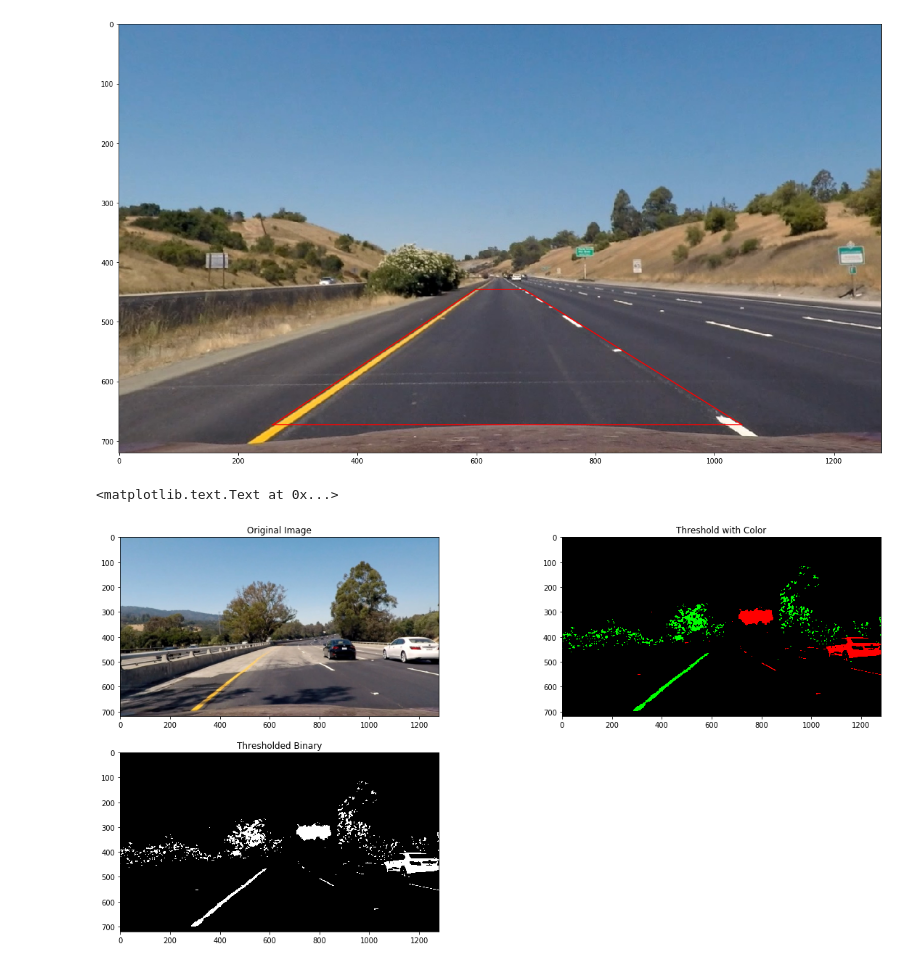
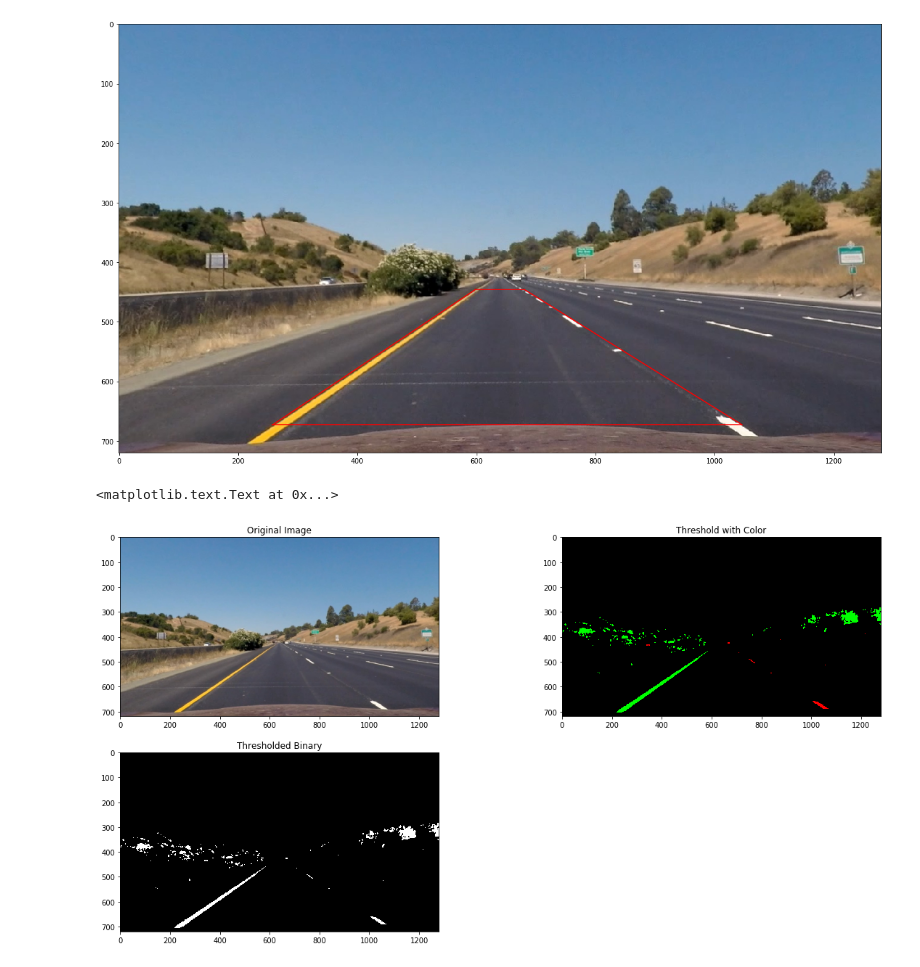
Before and after one commit to ungaro/CarND-Advanced-Lane-Lines, a Jupyter notebook: Advanced Lane Lines.ipynb, the cells around one changed output. Cells and saved outputs as stored; diff of their text form; code cells hidden in the pictures.

```diff
--- a/Advanced Lane Lines.ipynb
+++ b/Advanced Lane Lines.ipynb
@@ -205,35 +205,36 @@ def threshold(img, color=False, mag_dir_thresh=False):
 
 
 
 
 
-undistorted_img = cv2.undistort(plt.imread("test_images/test4.jpg"), cameraMat, distCoeffs)
+# undistorted_img = cv2.undistort(plt.imread("test_images/test4.jpg"), cameraMat, distCoeffs)
+undistorted_img = cv2.undistort(plt.imread("test_images/straight_lines1.jpg"), cameraMat, distCoeffs)
 
 kernel = np.ones((11,11),np.uint8)
 
 plt.figure(figsize=(20,10))
 
 
 kernel_size = 5
 test_image = cv2.GaussianBlur(undistorted_img, (kernel_size, kernel_size), 0)
 
 
 plt.subplot(2,2,1)
 plt.imshow(test_image)
 plt.title('Original Image')
 
 plt.subplot(2,2,2)
 thresholded = threshold(test_image, color=True)
 plt.imshow(thresholded)
 plt.title('Threshold with Color')
 
 plt.subplot(2,2,3)
 b_thresholded = threshold(test_image)
 plt.imshow(b_thresholded, cmap='gray')
 plt.title('Thresholded Binary')
 # %% [output]
 <matplotlib.text.Text at 0x...>
-[figure, old version]
+[figure, new version]
 # %%
 img_size = (b_thresholded.shape[1], b_thresholded.shape[0])
 width, height = img_size
```
Also changed, not shown: parts of 5 cells of this notebook, 4 other files.
